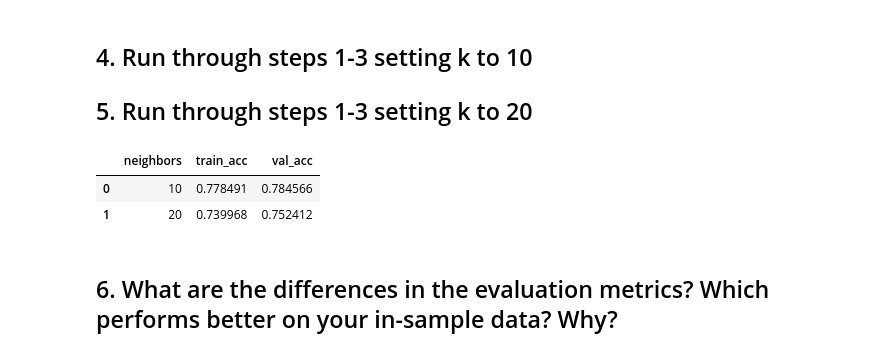
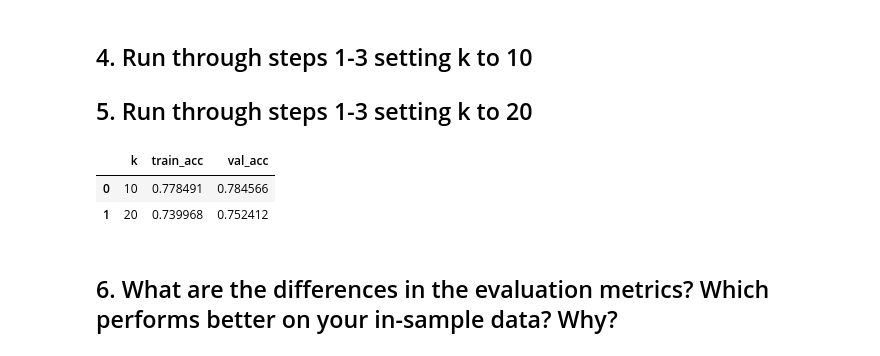
Before and after one commit to nicolas-angarita/classification-exercises, a Jupyter notebook: knn_model.ipynb, the cells around one changed output. Cells and saved outputs as stored; diff of their text form; code cells hidden in the pictures.

```diff
--- a/knn_model.ipynb
+++ b/knn_model.ipynb
@@ -163,13 +163,13 @@ for i in num_neighbors:
 
     val_acc.append(knn.score(X_validate, y_validate))
 # %%
-knn_metrics = pd.DataFrame({'neighbors': num_neighbors,
+knn_metrics = pd.DataFrame({'k': num_neighbors,
                             'train_acc': train_acc,
                             'val_acc': val_acc})
 
 knn_metrics
 # %% [output]
-|  | neighbors | train_acc | val_acc |
+|  | k | train_acc | val_acc |
 | 0 | 10 | 0.778491 | 0.784566 |
 | 1 | 20 | 0.739968 | 0.752412 |
 # %% [markdown]
```
Also changed, not shown: parts of 6 cells of this notebook.
